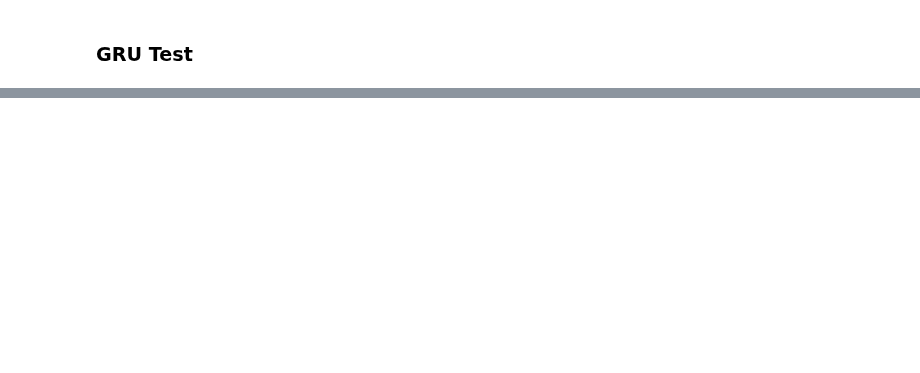
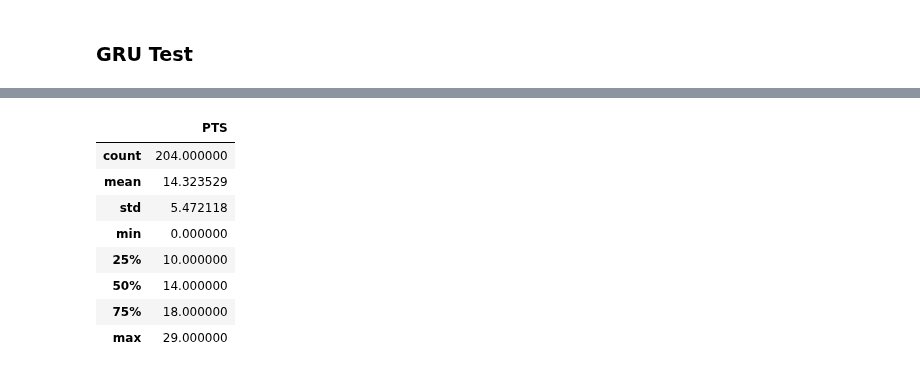
Before and after one commit to dukersss13/Oracle, a Jupyter notebook: Oracle Analysis.ipynb, the cells around one changed output, grey strips where cells are left out. Drawn from its saved outputs; the diff is of its cells as text; code cells hidden in the pictures; blank space fills up the shorter version.

```diff
--- a/Oracle Analysis.ipynb
+++ b/Oracle Analysis.ipynb
@@ -3,8 +3,14 @@ import os
 os.environ['TF_XLA_FLAGS'] = '--tf_xla_enable_xla_devices'
 
 import numpy as np
+
 import pandas as pd
+pd.set_option('display.max_columns', None)
+pd.set_option('display.max_rows', None)
+
 from time import time
+
+import xgboost as xgb
 
 import tensorflow as tf
 import tensorflow.keras.backend as K
@@ -454,0 +486,12 @@ plt.show()
+# %%
+complete_log[label1].describe()
+# %% [output]
+|  | PTS |
+| count | 204.000000 |
+| mean | 14.323529 |
+| std | 5.472118 |
+| min | 0.000000 |
+| 25% | 10.000000 |
+| 50% | 14.000000 |
+| 75% | 18.000000 |
+| max | 29.000000 |
```
Also changed, not shown: parts of 21 cells of this notebook, 4 other files.
